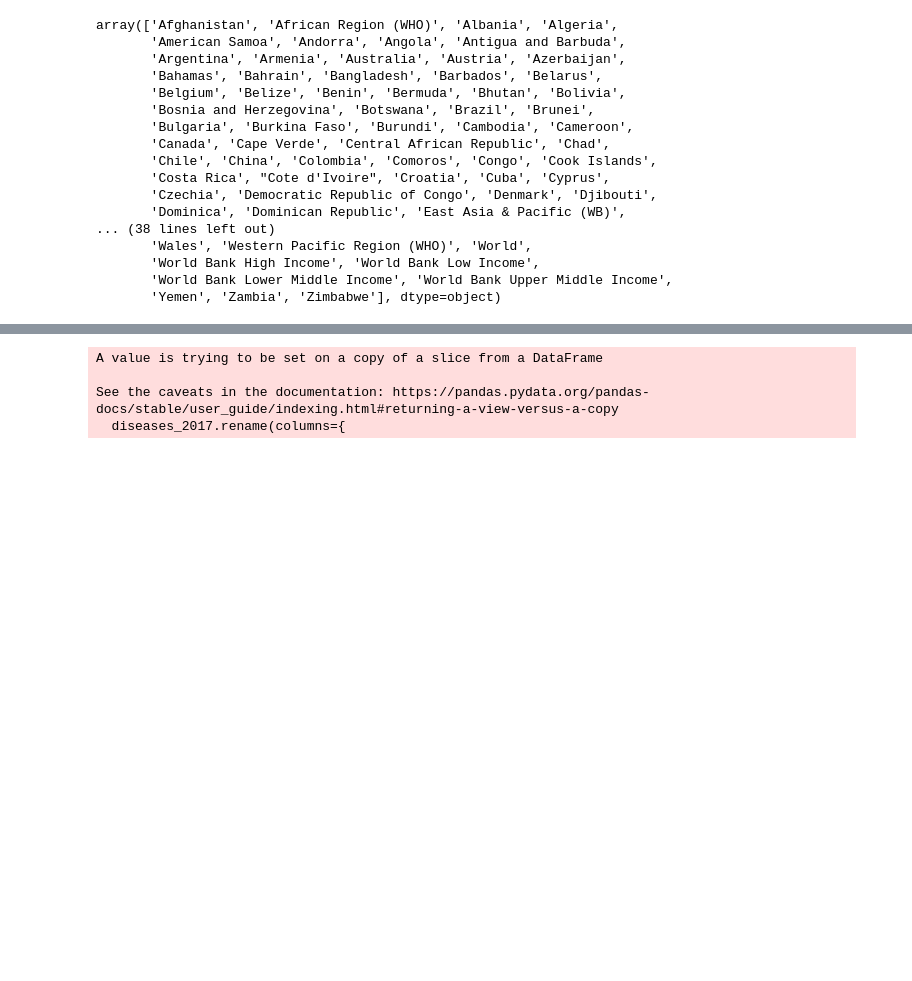
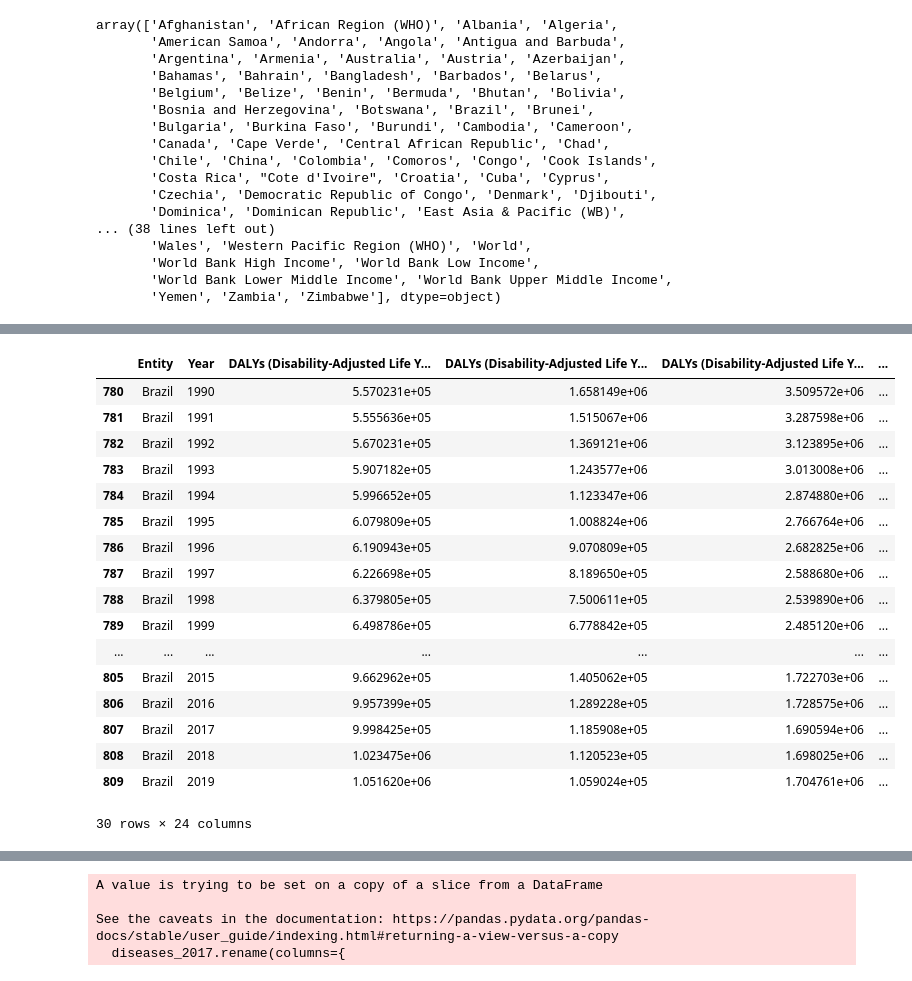
Before and after one commit to Matheus-Fontinele-Alves-Vieria/Artificial-Intelligence, a Jupyter notebook: src/notebook/AI-air-pollution.ipynb, the cells around one changed output, grey strips where cells are left out. Saved outputs shown, nothing was run; the diff lists cells and outputs as text; code cells hidden in the pictures; blank space fills up the shorter version.

```diff
--- a/src/notebook/AI-air-pollution.ipynb
+++ b/src/notebook/AI-air-pollution.ipynb
@@ -291,6 +293,28 @@ for i in l:
 df_disease_burdan_by_risk_factor = pd.read_csv('../data/Air-pollution/disease-burden-by-risk-factor.csv')
 del df_disease_burdan_by_risk_factor['Code']
 df_disease_burdan_by_risk_factor_shuffled = df_disease_burdan_by_risk_factor.sample(frac=1).reset_index(drop=True)
+# %%
+disease_br = df_disease_burdan_by_risk_factor[df_disease_burdan_by_risk_factor['Entity'] == 'Brazil']
+disease_br
+# %% [output]
+|  | Entity | Year | DALYs (Disability-Adjusted Life Y... | DALYs (Disability-Adjusted Life Y... | DALYs (Disability-Adjusted Life Y... | ... |
+| 780 | Brazil | 1990 | 5.570231e+05 | 1.658149e+06 | 3.509572e+06 | ... |
+| 781 | Brazil | 1991 | 5.555636e+05 | 1.515067e+06 | 3.287598e+06 | ... |
+| 782 | Brazil | 1992 | 5.670231e+05 | 1.369121e+06 | 3.123895e+06 | ... |
+| 783 | Brazil | 1993 | 5.907182e+05 | 1.243577e+06 | 3.013008e+06 | ... |
+| 784 | Brazil | 1994 | 5.996652e+05 | 1.123347e+06 | 2.874880e+06 | ... |
+| 785 | Brazil | 1995 | 6.079809e+05 | 1.008824e+06 | 2.766764e+06 | ... |
+| 786 | Brazil | 1996 | 6.190943e+05 | 9.070809e+05 | 2.682825e+06 | ... |
+| 787 | Brazil | 1997 | 6.226698e+05 | 8.189650e+05 | 2.588680e+06 | ... |
+| 788 | Brazil | 1998 | 6.379805e+05 | 7.500611e+05 | 2.539890e+06 | ... |
+| 789 | Brazil | 1999 | 6.498786e+05 | 6.778842e+05 | 2.485120e+06 | ... |
+| ... | ... | ... | ... | ... | ... | ... |
+| 805 | Brazil | 2015 | 9.662962e+05 | 1.405062e+05 | 1.722703e+06 | ... |
+| 806 | Brazil | 2016 | 9.957399e+05 | 1.289228e+05 | 1.728575e+06 | ... |
+| 807 | Brazil | 2017 | 9.998425e+05 | 1.185908e+05 | 1.690594e+06 | ... |
+| 808 | Brazil | 2018 | 1.023475e+06 | 1.120523e+05 | 1.698025e+06 | ... |
+| 809 | Brazil | 2019 | 1.051620e+06 | 1.059024e+05 | 1.704761e+06 | ... |
+30 rows × 24 columns
 # %%
 diseases_2017 = df_disease_burdan_by_risk_factor_shuffled[df_disease_burdan_by_risk_factor_shuffled['Year'] == 2017]
 del diseases_2017['Year']
```
Also changed, not shown: parts of 4 cells of this notebook, 13 other files.
